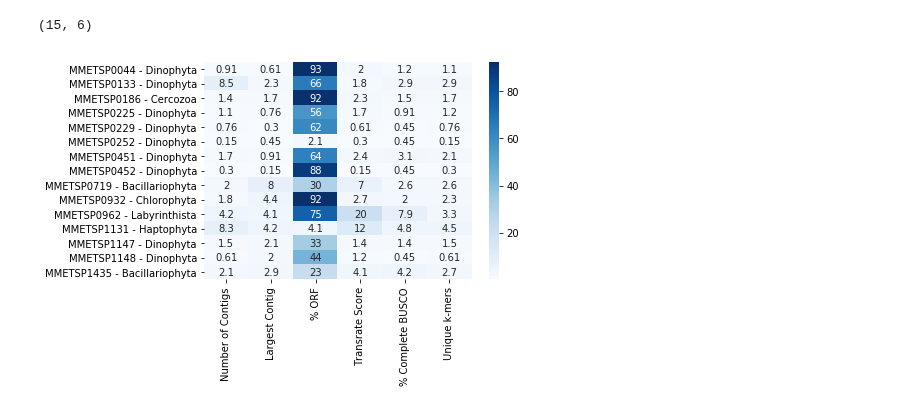
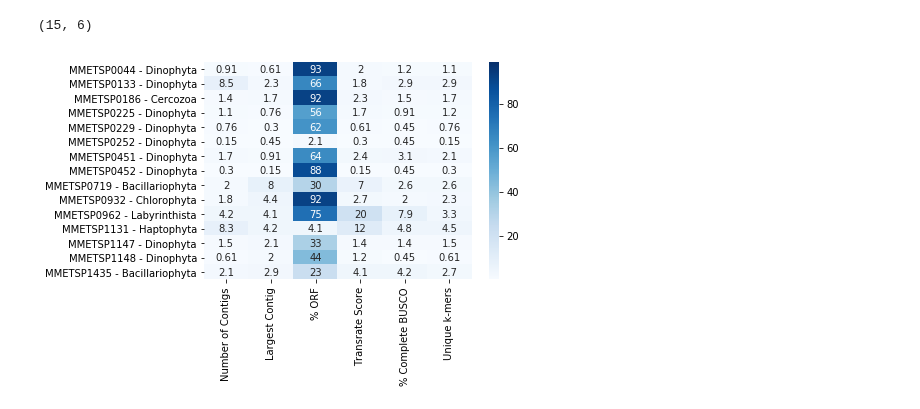
Before and after one commit to johnsolk/MMETSP, a Jupyter notebook: notebooks/MMETSP_subset.ipynb, the cells around one changed output. Drawn from its saved outputs; the diff is of its cells as text; code cells hidden in the pictures.

```diff
--- a/notebooks/MMETSP_subset.ipynb
+++ b/notebooks/MMETSP_subset.ipynb
@@ -490,10 +459,10 @@ low_heatmap.shape
 # %% [output]
 (15, 6)
 # %%
-ax = sns.heatmap(low_heatmap, annot=True,cmap="Blues");
+ax = sns.heatmap(low_heatmap, annot=True,cmap="Blues", vmin=0.1, vmax=99);
 ax.set_ylabel("")
 fig = ax.get_figure()
 fig.savefig('../paper/heatmap_low.pdf',bbox_inches="tight",dpi=1000)
 fig.savefig('../paper/heatmap_low.png',bbox_inches="tight",dpi=1000)
 # %% [output]
-[figure, old version]
+[figure, new version]
```
Also changed, not shown: parts of 8 cells of this notebook, 4 other files.
